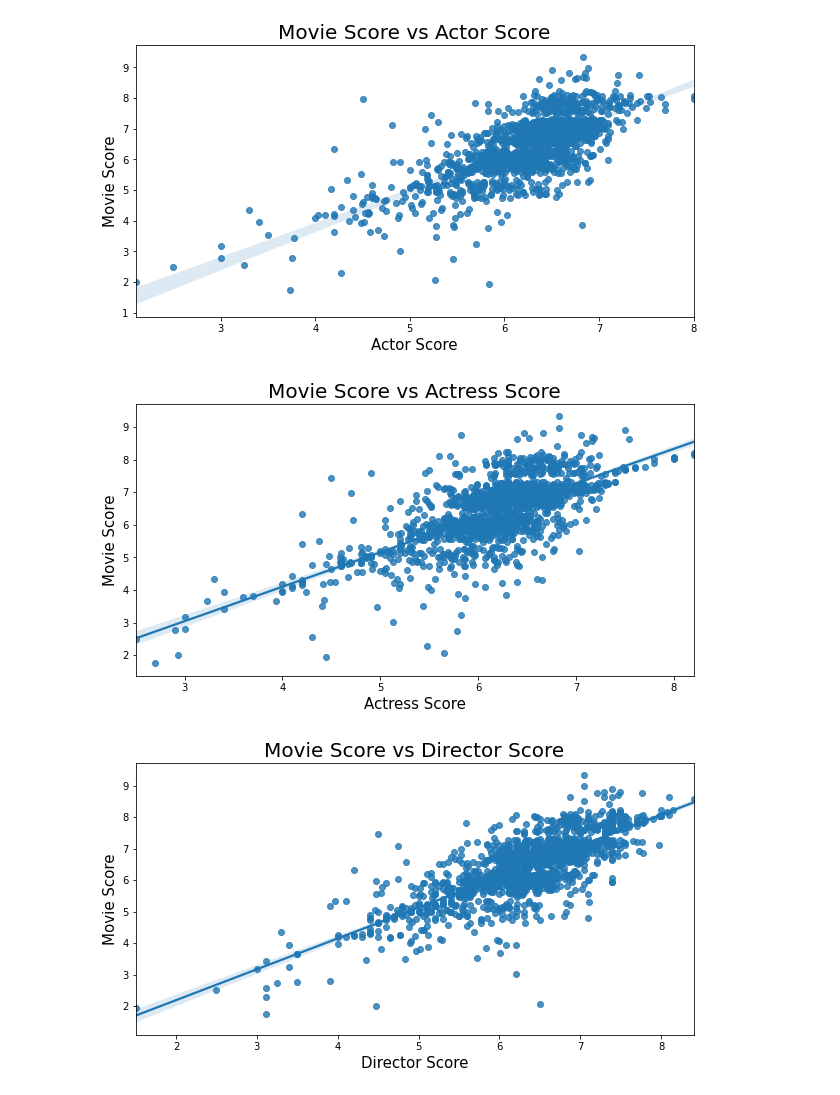
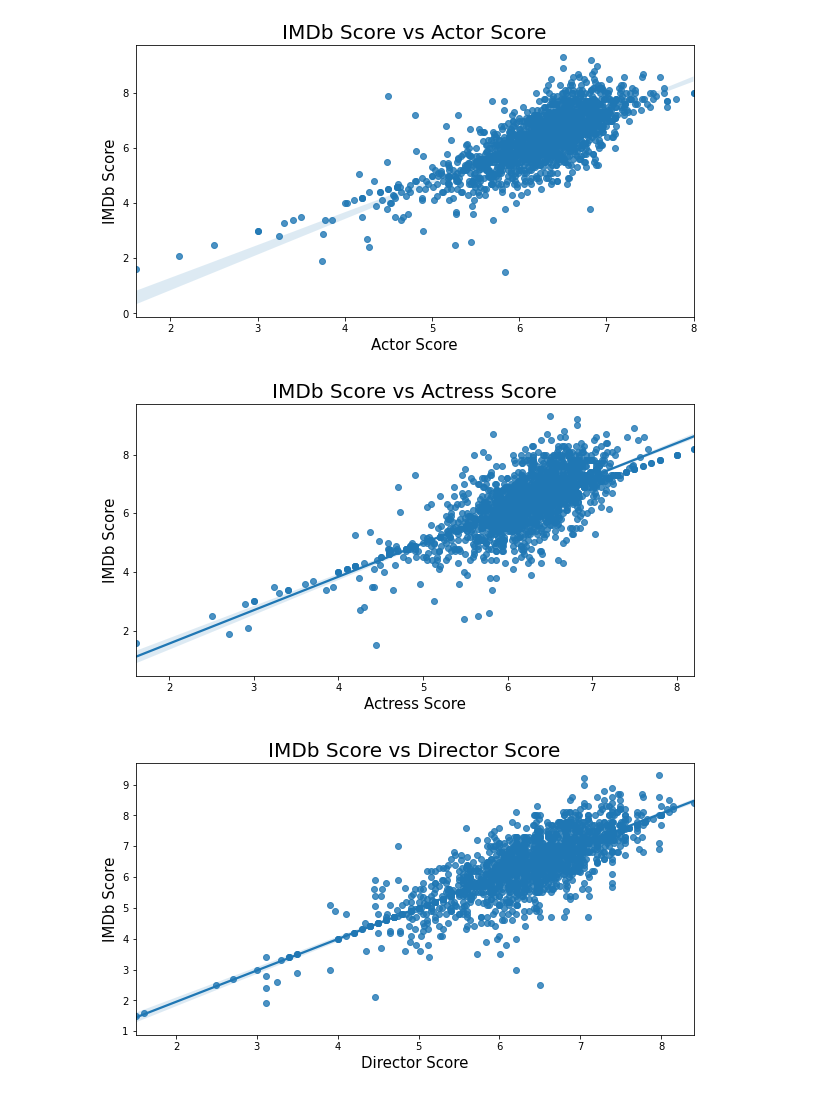
Before and after one commit to nolanarendt/IMDb-Revenue-Predictions, a Jupyter notebook: code/IMDb_EDA.ipynb, the cells around one changed output. Cells and saved outputs as stored; diff of their text form; code cells hidden in the pictures.

```diff
--- a/code/IMDb_EDA.ipynb
+++ b/code/IMDb_EDA.ipynb
@@ -26,33 +30,33 @@ plt.savefig("../images/total_score_histplot.png")
 # %%
 plt.figure(figsize= (10, 5));
 
-sns.regplot(data = revenue_df, x="actor_score", y="total_score")
+sns.regplot(data = revenue_df, x="actor_score", y="imdb_score")
 
-plt.title("Movie Score vs Actor Score", size = 20)
+plt.title("IMDb Score vs Actor Score", size = 20)
 plt.xlabel("Actor Score", size = 15)
-plt.ylabel("Movie Score", size = 15);
+plt.ylabel("IMDb Score", size = 15);
 # %% [output]
-[figure, old version]
+[figure, new version]
 # %%
 plt.figure(figsize= (10, 5));
 
-sns.regplot(data = revenue_df, x="actress_score", y="total_score")
+sns.regplot(data = revenue_df, x="actress_score", y="imdb_score")
 
-plt.title("Movie Score vs Actress Score", size = 20)
+plt.title("IMDb Score vs Actress Score", size = 20)
 plt.xlabel("Actress Score", size = 15)
-plt.ylabel("Movie Score", size = 15);
+plt.ylabel("IMDb Score", size = 15);
 # %% [output]
-[figure, old version]
+[figure, new version]
 # %%
 plt.figure(figsize= (10, 5));
 
-sns.regplot(data = revenue_df, x="director_score", y="total_score")
+sns.regplot(data = revenue_df, x="director_score", y="imdb_score")
 
-plt.title("Movie Score vs Director Score", size = 20)
+plt.title("IMDb Score vs Director Score", size = 20)
 plt.xlabel("Director Score", size = 15)
-plt.ylabel("Movie Score", size = 15);
+plt.ylabel("IMDb Score", size = 15);
 # %% [output]
-[figure, old version]
+[figure, new version]
 # %%
 plt.figure(figsize= (15, 5));
 
```
Also changed, not shown: parts of 14 cells of this notebook, 15 other files.
